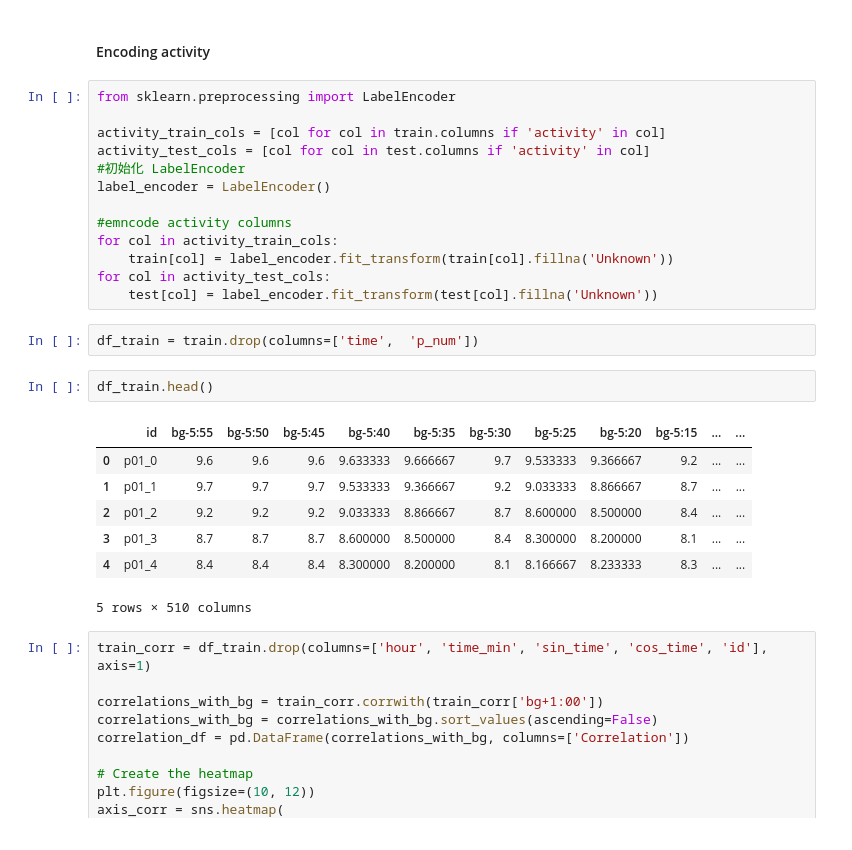
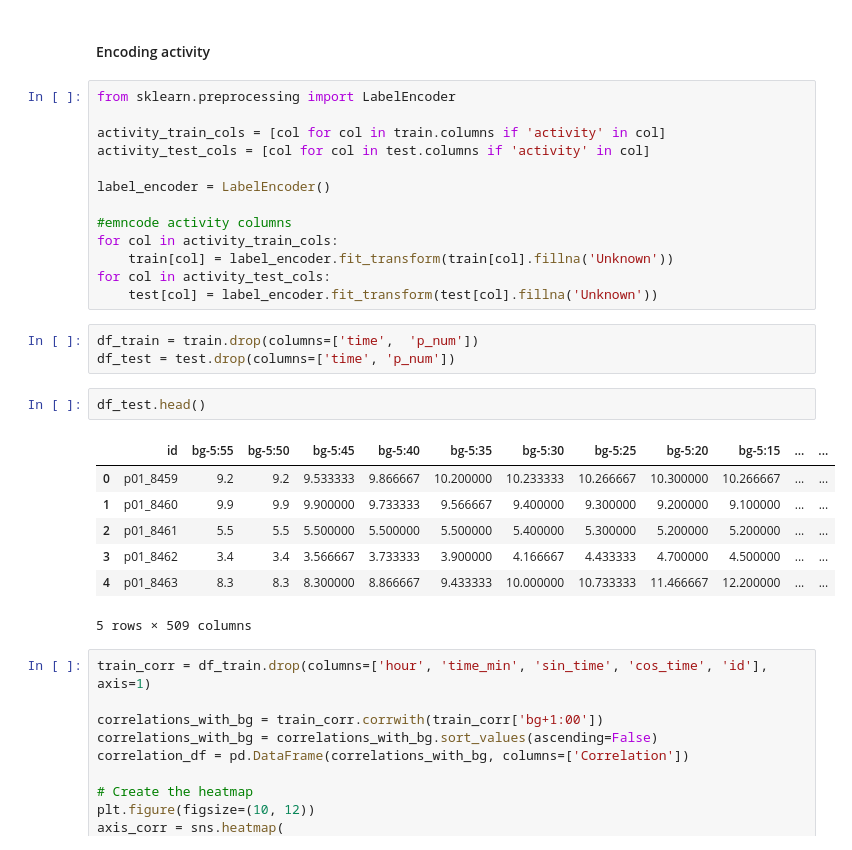
Before and after one commit to juliettemaes/Blood-Glucose-Prediction, a Jupyter notebook: src/brist1d_WANG.ipynb, the cells around one changed output. Drawn from its saved outputs; the diff is of its cells as text.

```diff
--- a/src/brist1d_WANG.ipynb
+++ b/src/brist1d_WANG.ipynb
@@ -318,7 +319,7 @@ from sklearn.preprocessing import LabelEncoder
 
 activity_train_cols = [col for col in train.columns if 'activity' in col]
 activity_test_cols = [col for col in test.columns if 'activity' in col]
-#初始化 LabelEncoder
+
 label_encoder = LabelEncoder()
 
 #emncode activity columns
@@ -328,16 +329,17 @@ for col in activity_test_cols:
     test[col] = label_encoder.fit_transform(test[col].fillna('Unknown'))
 # %%
 df_train = train.drop(columns=['time',  'p_num'])
+df_test = test.drop(columns=['time', 'p_num'])
 # %%
-df_train.head()
+df_test.head()
 # %% [output]
 |  | id | bg-5:55 | bg-5:50 | bg-5:45 | bg-5:40 | bg-5:35 | bg-5:30 | bg-5:25 | bg-5:20 | bg-5:15 | ... | ... |
-| 0 | p01_0 | 9.6 | 9.6 | 9.6 | 9.633333 | 9.666667 | 9.7 | 9.533333 | 9.366667 | 9.2 | ... | ... |
-| 1 | p01_1 | 9.7 | 9.7 | 9.7 | 9.533333 | 9.366667 | 9.2 | 9.033333 | 8.866667 | 8.7 | ... | ... |
-| 2 | p01_2 | 9.2 | 9.2 | 9.2 | 9.033333 | 8.866667 | 8.7 | 8.600000 | 8.500000 | 8.4 | ... | ... |
-| 3 | p01_3 | 8.7 | 8.7 | 8.7 | 8.600000 | 8.500000 | 8.4 | 8.300000 | 8.200000 | 8.1 | ... | ... |
-| 4 | p01_4 | 8.4 | 8.4 | 8.4 | 8.300000 | 8.200000 | 8.1 | 8.166667 | 8.233333 | 8.3 | ... | ... |
+| 0 | p01_8459 | 9.2 | 9.2 | 9.533333 | 9.866667 | 10.200000 | 10.233333 | 10.266667 | 10.300000 | 10.266667 | ... | ... |
+| 1 | p01_8460 | 9.9 | 9.9 | 9.900000 | 9.733333 | 9.566667 | 9.400000 | 9.300000 | 9.200000 | 9.100000 | ... | ... |
+| 2 | p01_8461 | 5.5 | 5.5 | 5.500000 | 5.500000 | 5.500000 | 5.400000 | 5.300000 | 5.200000 | 5.200000 | ... | ... |
+| 3 | p01_8462 | 3.4 | 3.4 | 3.566667 | 3.733333 | 3.900000 | 4.166667 | 4.433333 | 4.700000 | 4.500000 | ... | ... |
+| 4 | p01_8463 | 8.3 | 8.3 | 8.300000 | 8.866667 | 9.433333 | 10.000000 | 10.733333 | 11.466667 | 12.200000 | ... | ... |
-5 rows × 510 columns
+5 rows × 509 columns
 # %%
 train_corr = df_train.drop(columns=['hour', 'time_min', 'sin_time', 'cos_time', 'id'], axis=1)
 
```
Also changed, not shown: parts of 21 cells of this notebook.
